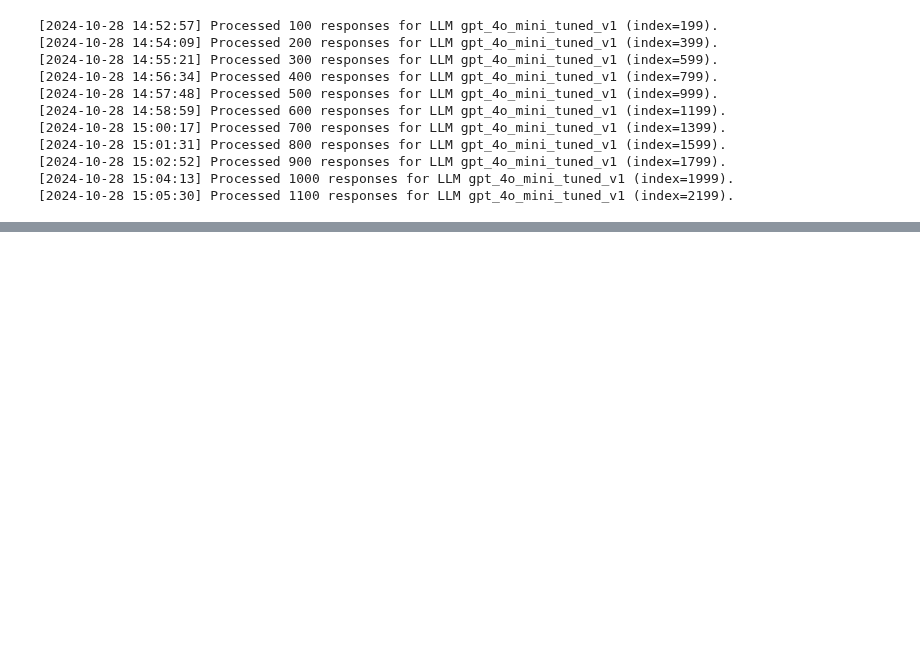
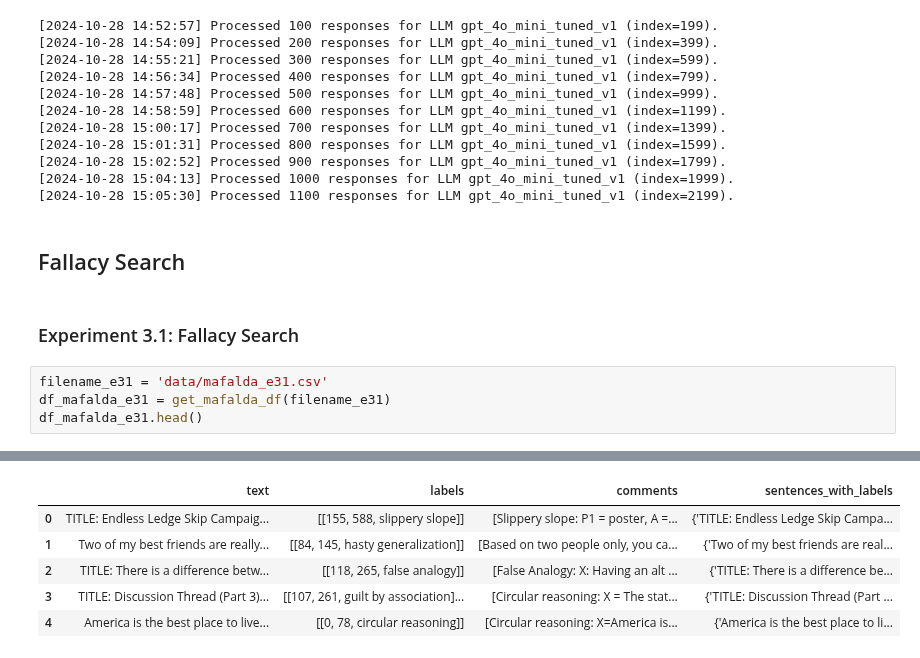
Before and after one commit to aimfeld/fallacy-detection, a Jupyter notebook: fallacy_experiments.ipynb, the cells around one changed output, grey strips where cells are left out. Saved outputs shown, nothing was run; the diff lists cells and outputs as text; blank space fills up the shorter version.

Commit message:
fallacy search

```diff
--- a/fallacy_experiments.ipynb
+++ b/fallacy_experiments.ipynb
@@ -361,3 +363,12 @@ save_fallacy_df(df_fallacies_e22, filename_e22)
 [2024-10-28 15:02:52] Processed 900 responses for LLM gpt_4o_mini_tuned_v1 (index=1799).
 [2024-10-28 15:04:13] Processed 1000 responses for LLM gpt_4o_mini_tuned_v1 (index=1999).
 [2024-10-28 15:05:30] Processed 1100 responses for LLM gpt_4o_mini_tuned_v1 (index=2199).
+# %% [markdown]
+## Fallacy Search
+# %% [markdown]
+### Experiment 3.1: Fallacy Search
+# %%
+filename_e31 = 'data/mafalda_e31.csv'
+df_mafalda_e31 = get_mafalda_df(filename_e31)
+df_mafalda_e31.head()
+# %% [output]
@@ -363,0 +376,6 @@ save_fallacy_df(df_fallacies_e22, filename_e22)
+|  | text | labels | comments | sentences_with_labels |
+| 0 | TITLE: Endless Ledge Skip Campaig... | [[155, 588, slippery slope]] | [Slippery slope: P1 = poster, A =... | {'TITLE: Endless Ledge Skip Campa... |
+| 1 | Two of my best friends are really... | [[84, 145, hasty generalization]] | [Based on two people only, you ca... | {'Two of my best friends are real... |
+| 2 | TITLE: There is a difference betw... | [[118, 265, false analogy]] | [False Analogy: X: Having an alt ... | {'TITLE: There is a difference be... |
+| 3 | TITLE: Discussion Thread (Part 3)... | [[107, 261, guilt by association]... | [Circular reasoning: X = The stat... | {'TITLE: Discussion Thread (Part ... |
+| 4 | America is the best place to live... | [[0, 78, circular reasoning]] | [Circular reasoning: X=America is... | {'America is the best place to li... |
```
Also changed, not shown: parts of 6 cells of this notebook, 9 other files.
